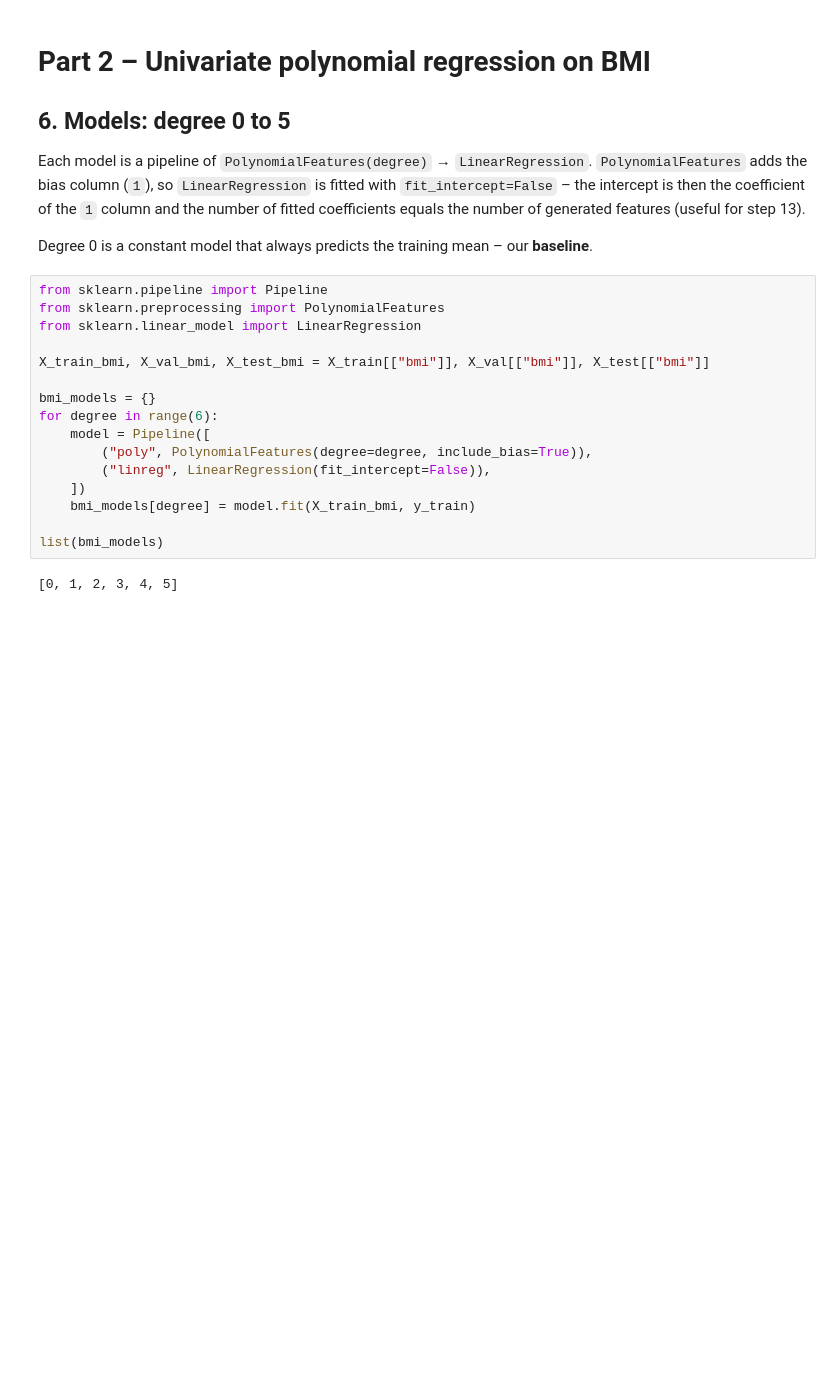
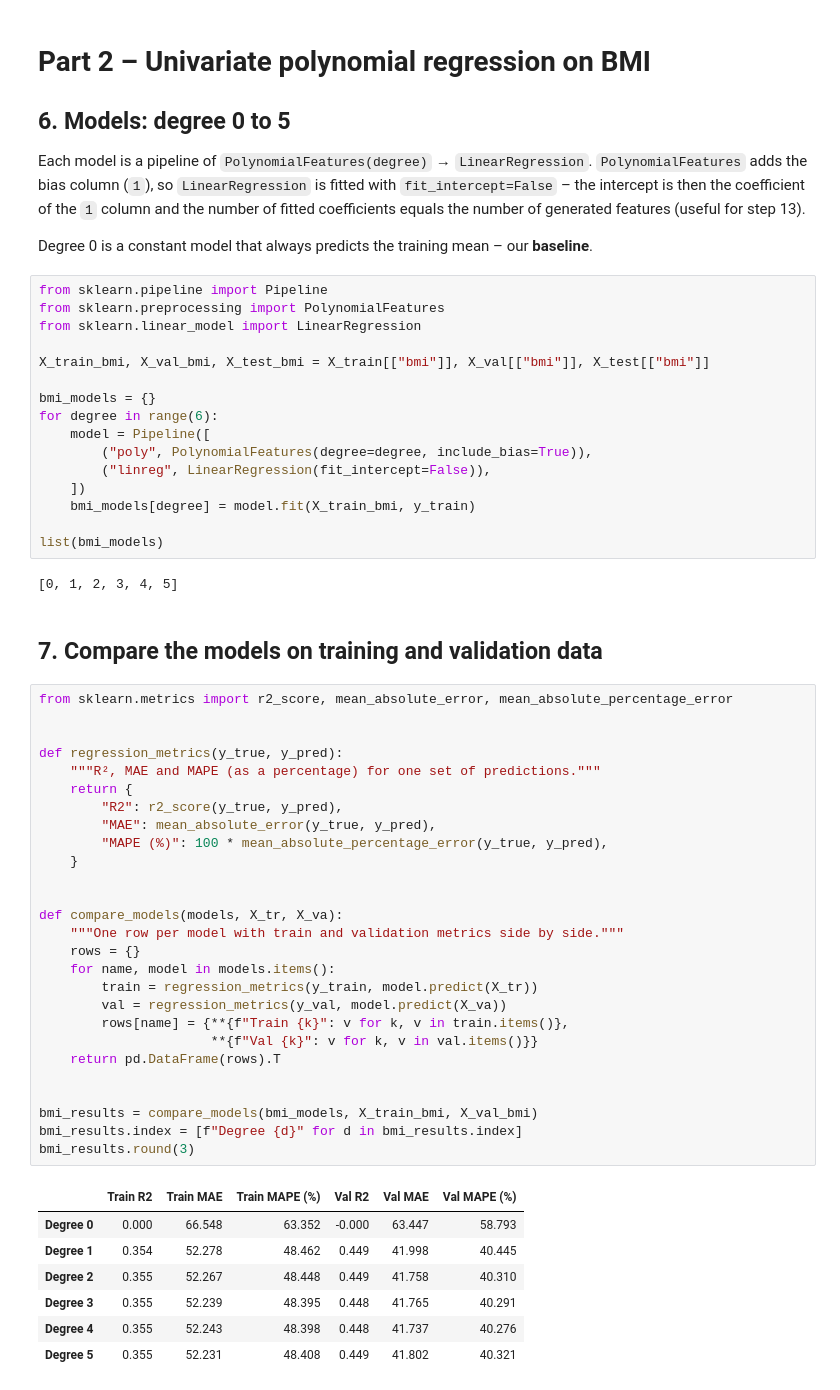
Before and after one commit to Namypark/diabetes-progression-lab2, a Jupyter notebook: lab2_diabetes.ipynb, the cells around one changed output. Saved outputs shown, nothing was run; the diff lists cells and outputs as text; blank space fills up the shorter version.

```diff
--- a/lab2_diabetes.ipynb
+++ b/lab2_diabetes.ipynb
@@ -367,3 +367,40 @@ for degree in range(6):
 list(bmi_models)
 # %% [output]
 [0, 1, 2, 3, 4, 5]
+# %% [markdown]
+## 7. Compare the models on training and validation data
+# %%
+from sklearn.metrics import r2_score, mean_absolute_error, mean_absolute_percentage_error
+
+
+def regression_metrics(y_true, y_pred):
+    """R², MAE and MAPE (as a percentage) for one set of predictions."""
+    return {
+        "R2": r2_score(y_true, y_pred),
+        "MAE": mean_absolute_error(y_true, y_pred),
+        "MAPE (%)": 100 * mean_absolute_percentage_error(y_true, y_pred),
+    }
+
+
+def compare_models(models, X_tr, X_va):
+    """One row per model with train and validation metrics side by side."""
+    rows = {}
+    for name, model in models.items():
+        train = regression_metrics(y_train, model.predict(X_tr))
+        val = regression_metrics(y_val, model.predict(X_va))
+        rows[name] = {**{f"Train {k}": v for k, v in train.items()},
+                      **{f"Val {k}": v for k, v in val.items()}}
+    return pd.DataFrame(rows).T
+
+
+bmi_results = compare_models(bmi_models, X_train_bmi, X_val_bmi)
+bmi_results.index = [f"Degree {d}" for d in bmi_results.index]
+bmi_results.round(3)
+# %% [output]
+|  | Train R2 | Train MAE | Train MAPE (%) | Val R2 | Val MAE | Val MAPE (%) |
+| Degree 0 | 0.000 | 66.548 | 63.352 | -0.000 | 63.447 | 58.793 |
+| Degree 1 | 0.354 | 52.278 | 48.462 | 0.449 | 41.998 | 40.445 |
+| Degree 2 | 0.355 | 52.267 | 48.448 | 0.449 | 41.758 | 40.310 |
+| Degree 3 | 0.355 | 52.239 | 48.395 | 0.448 | 41.765 | 40.291 |
+| Degree 4 | 0.355 | 52.243 | 48.398 | 0.448 | 41.737 | 40.276 |
+| Degree 5 | 0.355 | 52.231 | 48.408 | 0.449 | 41.802 | 40.321 |
```
Also changed, not shown: parts of 2 cells of this notebook.
